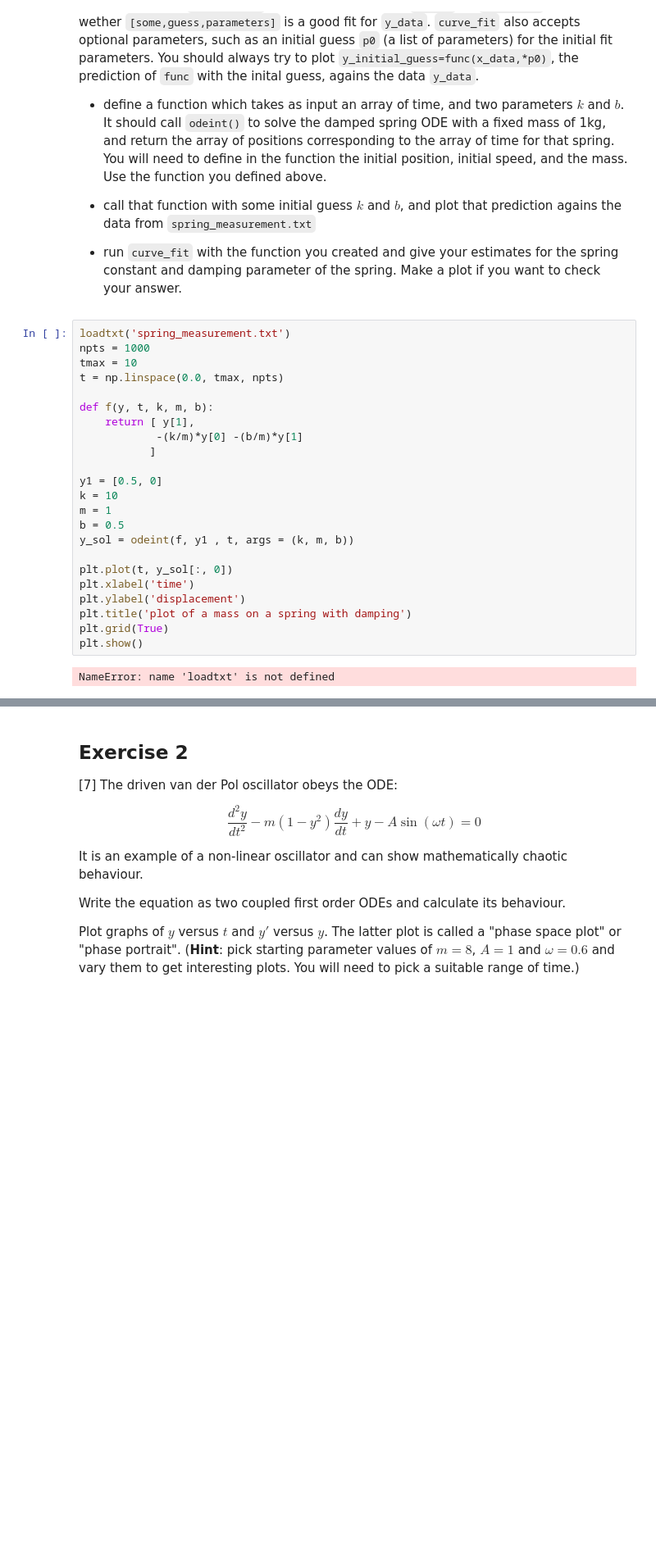
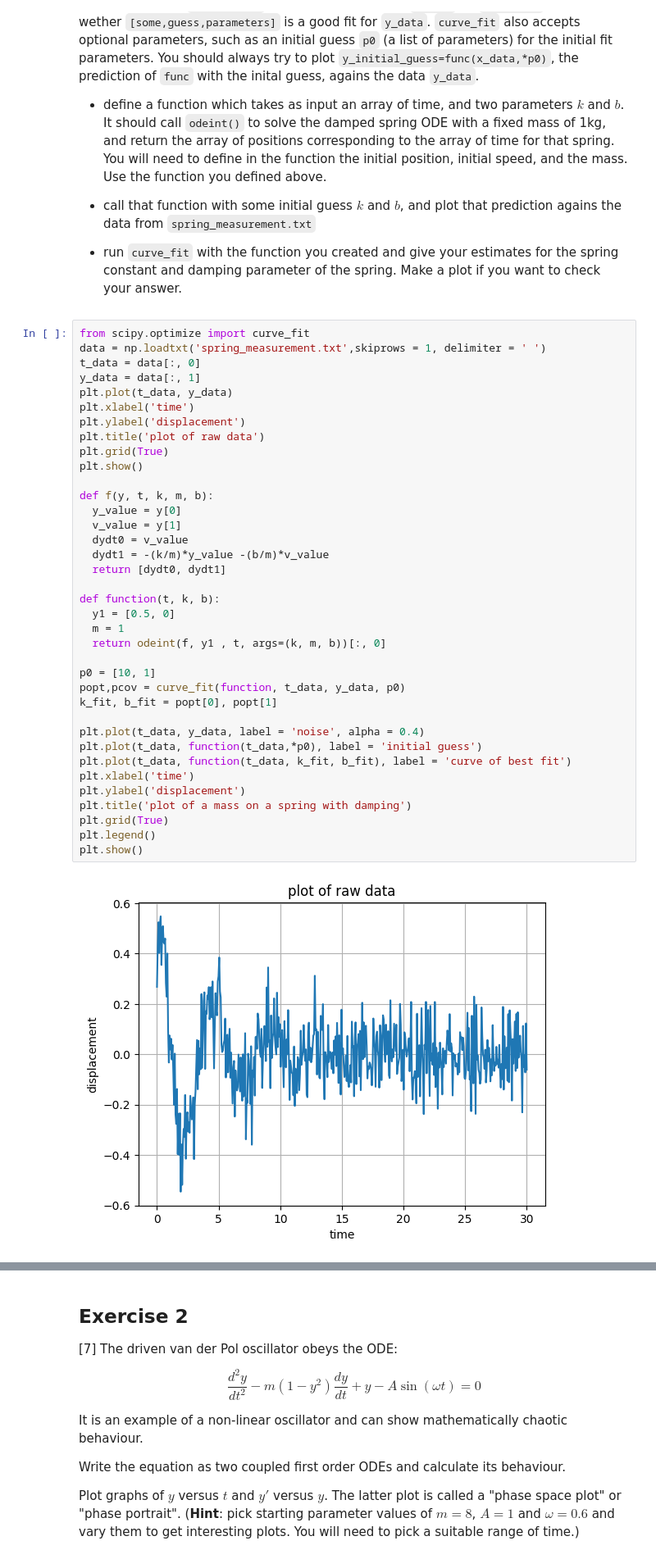
Before and after one commit to PX2145-2025/week-8-b-Williams-Carys, a Jupyter notebook: ODEs.ipynb, the cells around one changed output, grey strips where cells are left out. Shown at 82% size. Cells and saved outputs as stored; diff of their text form; blank space fills up the shorter version.

```diff
--- a/ODEs.ipynb
+++ b/ODEs.ipynb
@@ -298,27 +298,41 @@ And in that case, `y_predicted` would be compared to `y_data` by `curve_fit` to
 
 - run `curve_fit` with the function you created and give your estimates for the spring constant and damping parameter of the spring. Make a plot if you want to check your answer.
 # %%
-loadtxt('spring_measurement.txt')
-npts = 1000
-tmax = 10
-t = np.linspace(0.0, tmax, npts)
+from scipy.optimize import curve_fit
+data = np.loadtxt('spring_measurement.txt',skiprows = 1, delimiter = ' ')
+t_data = data[:, 0]
+y_data = data[:, 1]
+plt.plot(t_data, y_data)
+plt.xlabel('time')
+plt.ylabel('displacement')
+plt.title('plot of raw data')
+plt.grid(True)
+plt.show()
 
 def f(y, t, k, m, b):
-    return [ y[1],
-            -(k/m)*y[0] -(b/m)*y[1]
-           ]
+  y_value = y[0]
+  v_value = y[1]
+  dydt0 = v_value
+  dydt1 = -(k/m)*y_value -(b/m)*v_value
+  return [dydt0, dydt1]
 
-y1 = [0.5, 0]
-k = 10
-m = 1
-b = 0.5
-y_sol = odeint(f, y1 , t, args = (k, m, b))
+def function(t, k, b):
+  y1 = [0.5, 0]
+  m = 1
+  return odeint(f, y1 , t, args=(k, m, b))[:, 0]
 
-plt.plot(t, y_sol[:, 0])
+p0 = [10, 1]
+popt,pcov = curve_fit(function, t_data, y_data, p0)
+k_fit, b_fit = popt[0], popt[1]
+
+plt.plot(t_data, y_data, label = 'noise', alpha = 0.4)
+plt.plot(t_data, function(t_data,*p0), label = 'initial guess')
+plt.plot(t_data, function(t_data, k_fit, b_fit), label = 'curve of best fit')
 plt.xlabel('time')
 plt.ylabel('displacement')
 plt.title('plot of a mass on a spring with damping')
 plt.grid(True)
+plt.legend()
 plt.show()
 # %% [output]
-NameError: name 'loadtxt' is not defined
+[figure, added]
```
Also changed, not shown: parts of 2 cells of this notebook.
